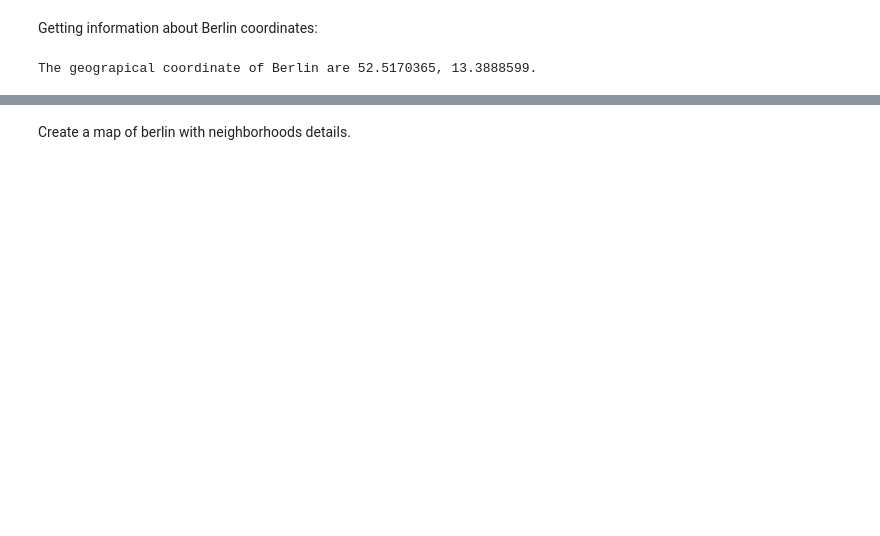
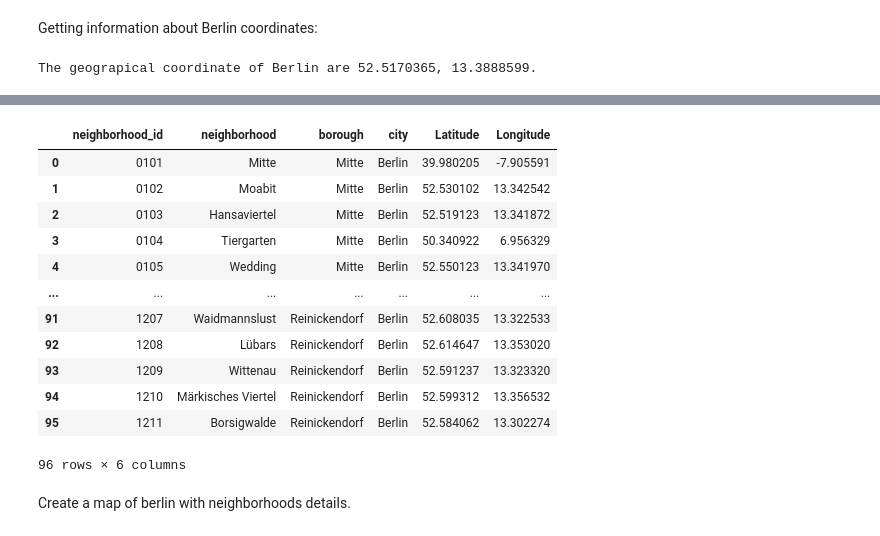
Before and after one commit to victoravalbuena/Coursera_Capstone, a Jupyter notebook: BERLIN_Neighborhood: Business Issue.ipynb, the cells around one changed output, grey strips where cells are left out. Saved outputs shown, nothing was run; the diff lists cells and outputs as text; code cells hidden in the pictures; blank space fills up the shorter version.

```diff
--- a/BERLIN_Neighborhood: Business Issue.ipynb
+++ b/BERLIN_Neighborhood: Business Issue.ipynb
@@ -166,3 +192,20 @@ NameError: name 'geocoder' is not defined
+# %%
+df_berlin.drop(['neighborhood_coord'], axis=1, inplace=True)
+df_berlin
+# %% [output]
+|  | neighborhood_id | neighborhood | borough | city | Latitude | Longitude |
+| 0 | 0101 | Mitte | Mitte | Berlin | 39.980205 | -7.905591 |
+| 1 | 0102 | Moabit | Mitte | Berlin | 52.530102 | 13.342542 |
+| 2 | 0103 | Hansaviertel | Mitte | Berlin | 52.519123 | 13.341872 |
+| 3 | 0104 | Tiergarten | Mitte | Berlin | 50.340922 | 6.956329 |
+| 4 | 0105 | Wedding | Mitte | Berlin | 52.550123 | 13.341970 |
+| ... | ... | ... | ... | ... | ... | ... |
+| 91 | 1207 | Waidmannslust | Reinickendorf | Berlin | 52.608035 | 13.322533 |
+| 92 | 1208 | Lübars | Reinickendorf | Berlin | 52.614647 | 13.353020 |
+| 93 | 1209 | Wittenau | Reinickendorf | Berlin | 52.591237 | 13.323320 |
+| 94 | 1210 | Märkisches Viertel | Reinickendorf | Berlin | 52.599312 | 13.356532 |
+| 95 | 1211 | Borsigwalde | Reinickendorf | Berlin | 52.584062 | 13.302274 |
+96 rows × 6 columns
 # %% [markdown]
 Create a map of berlin with neighborhoods details.
 # %%
```
Also changed, not shown: parts of 6 cells of this notebook.
